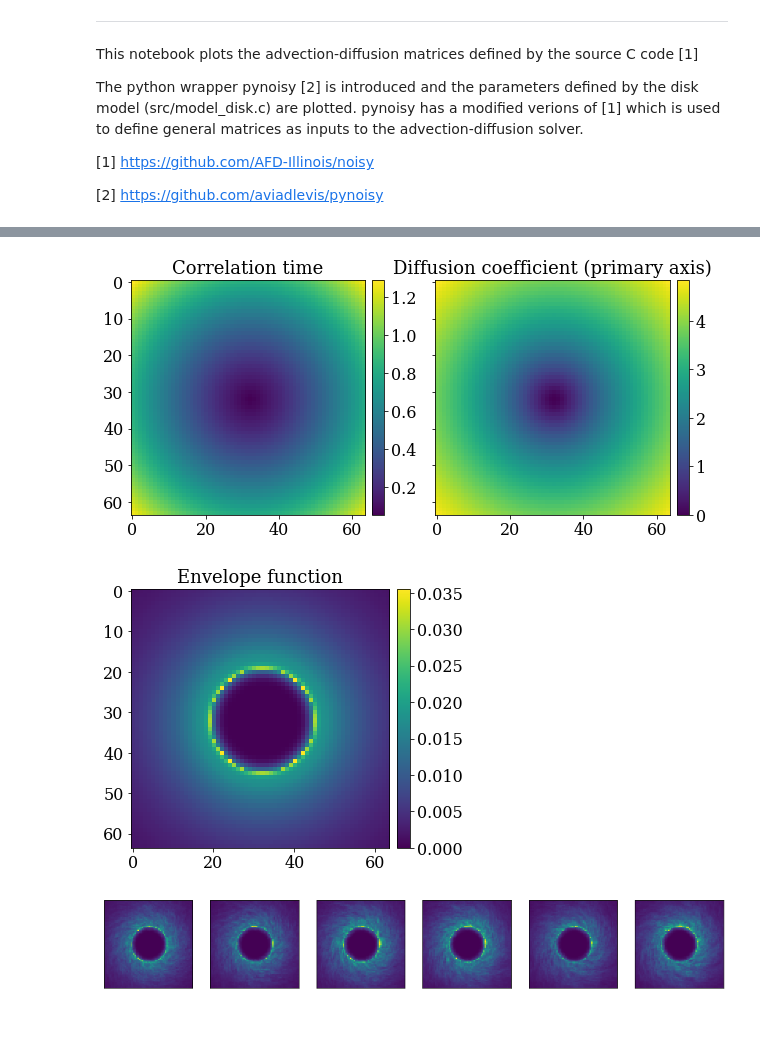
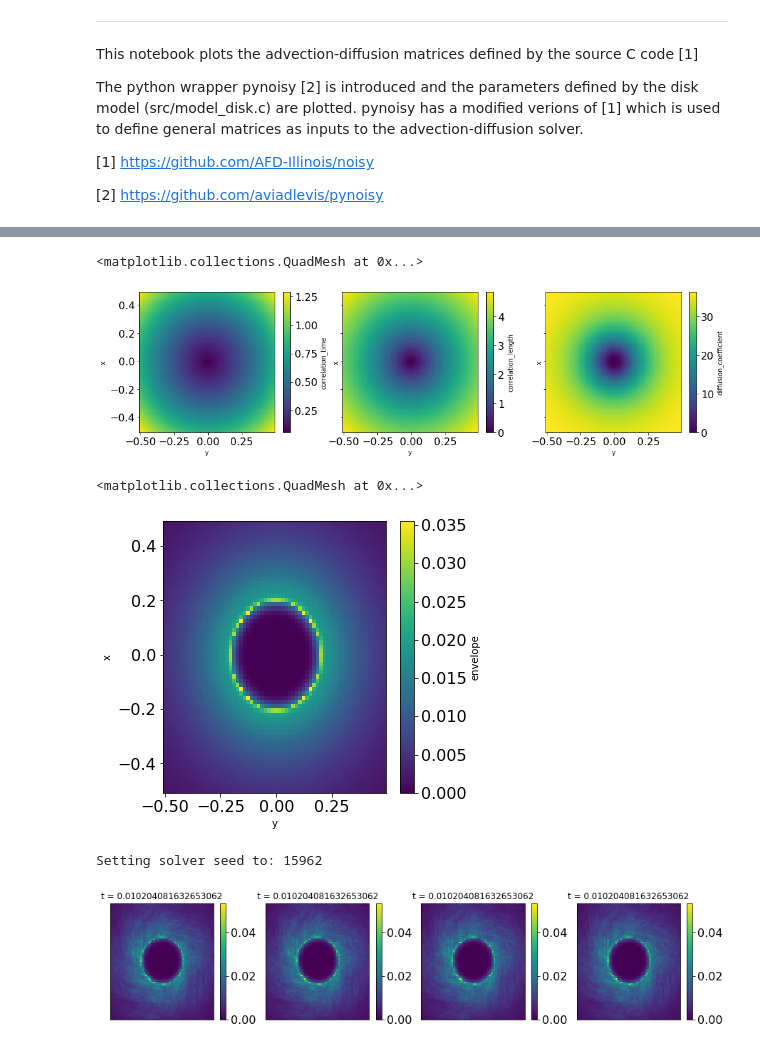
Before and after one commit to aviadlevis/pynoisy, a Jupyter notebook: notebooks/Ring Model.ipynb, the cells around one changed output, grey strips where cells are left out. Saved outputs shown, nothing was run; the diff lists cells and outputs as text; code cells hidden in the pictures.

Commit message:
Refactored forward problem to xarray. Need to implement symmetric (adjoint) solver and inverse problem and check all notbooks

```diff
--- a/notebooks/Ring Model.ipynb
+++ b/notebooks/Ring Model.ipynb
@@ -31,13 +29,13 @@ advection.plot_velocity()
 # %%
 """
-Define a RingDiffusion object and plot the principle axis of the diffusion tensor
+Define a diffusion xr.dataset and plot the principle axis of the diffusion tensor
 """
-diffusion = pynoisy.RingDiffusion(opening_angle=np.pi/3)
+diffusion = pynoisy.diffusion.ring(opening_angle=np.pi/3)
 
 %matplotlib inline
 fig, ax = plt.subplots(1, 2, figsize=(10,5))
 plt.sca(ax[0])
-diffusion.plot_principal_axis()
+diffusion.noisy_methods.plot_principal_axis()
 plt.sca(ax[1])
-diffusion.plot_secondary_axis()
+diffusion.noisy_methods.plot_secondary_axis()
 # %% [output]
@@ -45,39 +43,44 @@ diffusion.plot_secondary_axis()
 # %%
 """
 Plot the correlation time and diffusion coefficient
 """
 %matplotlib inline
-fig, ax = plt.subplots(1, 2, sharey=True, figsize=(10,5))
-plt.sca(ax[0])
-diffusion.imshow_correlation_time()
-plt.sca(ax[1])
-diffusion.imshow_diffusion_coefficient()
+fig, ax = plt.subplots(1, 3, sharey=True, figsize=(16,4))
+diffusion.correlation_time.plot(ax=ax[0])
+diffusion.correlation_length.plot(ax=ax[1])
+diffusion.diffusion_coefficient.plot(ax=ax[2])
 # %% [output]
+<matplotlib.collections.QuadMesh at 0x...>
-[figure, old version]
+[figure, new version]
 # %%
 """
 Define and plot the disk envelope function.
 The envelope multiplies the actual random fields to create synthetic plots of a "black hole"
 """
-envelope = pynoisy.RingEnvelope()
+envelope = pynoisy.envelope.ring()
 %matplotlib inline
 plt.figure(figsize=(5,5))
-envelope.imshow()
+envelope.plot()
 # %% [output]
+<matplotlib.collections.QuadMesh at 0x...>
-[figure, old version]
+[figure, new version]
 # %%
 """
-Run the noisy core which solves the Advection-Diffusion stochastic PDE.
+Run Noisy which solves the Advection-Diffusion stochastic PDE.
 Plot the first couple of images.
 """
-solver = pynoisy.PDESolver(advection, diffusion, forcing_strength=1.0)
-movie = envelope.apply(solver.run(evolution_length=0.01))
+solver = pynoisy.forward.NoisySolver(advection, diffusion, forcing_strength=1.0)
+grf = solver.run_asymmetric()
+
+amplitude = 0.05
+movie = envelope * np.exp(-amplitude * grf)
 
 %matplotlib inline
-fig, ax = plt.subplots(1, 6, sharey=True, figsize=(15,3))
-for i in range(6):
-    ax[i].imshow(movie.frames[i])
+fig, ax = plt.subplots(1, 4, sharey=True, figsize=(15,3))
+for i in range(4):
+    movie.isel(t=5).plot(ax=ax[i])
     ax[i].get_xaxis().set_visible(False)
     ax[i].get_yaxis().set_visible(False)
 # %% [output]
+Setting solver seed to: 15962
-[figure, old version]
+[figure, new version]
```
Also changed, not shown: parts of 3 cells of this notebook, 12 other files.
